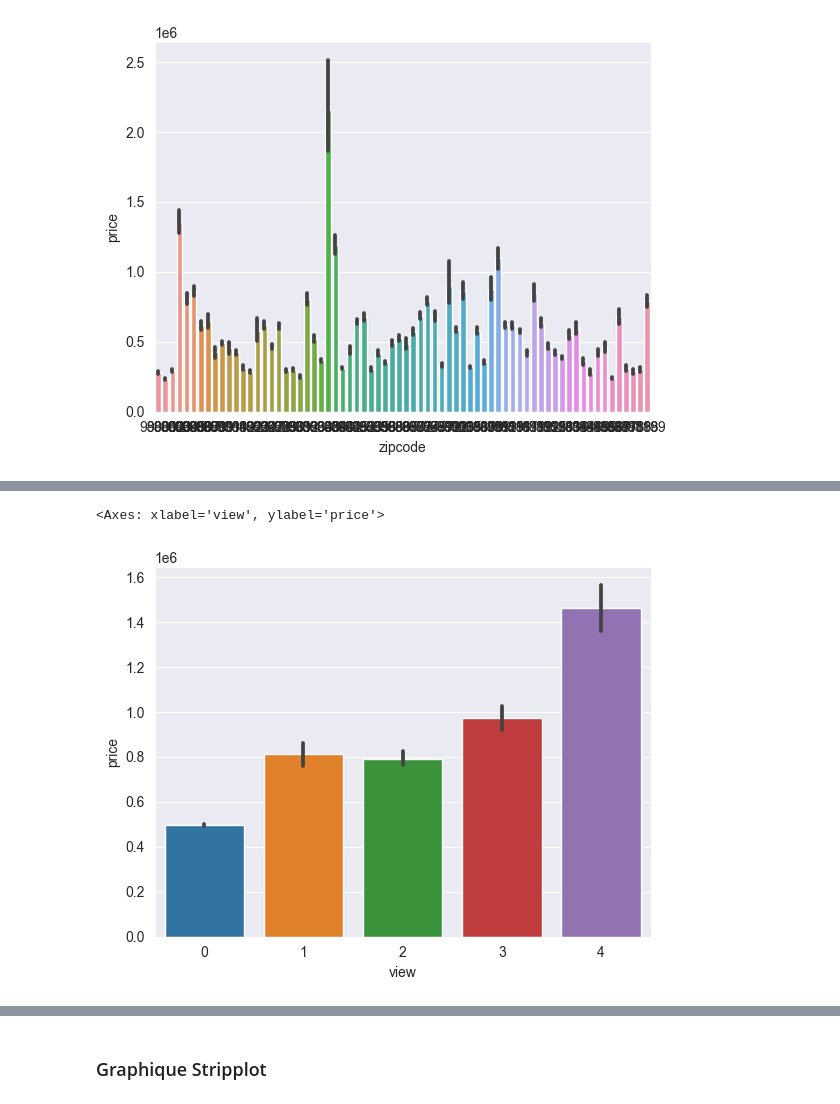
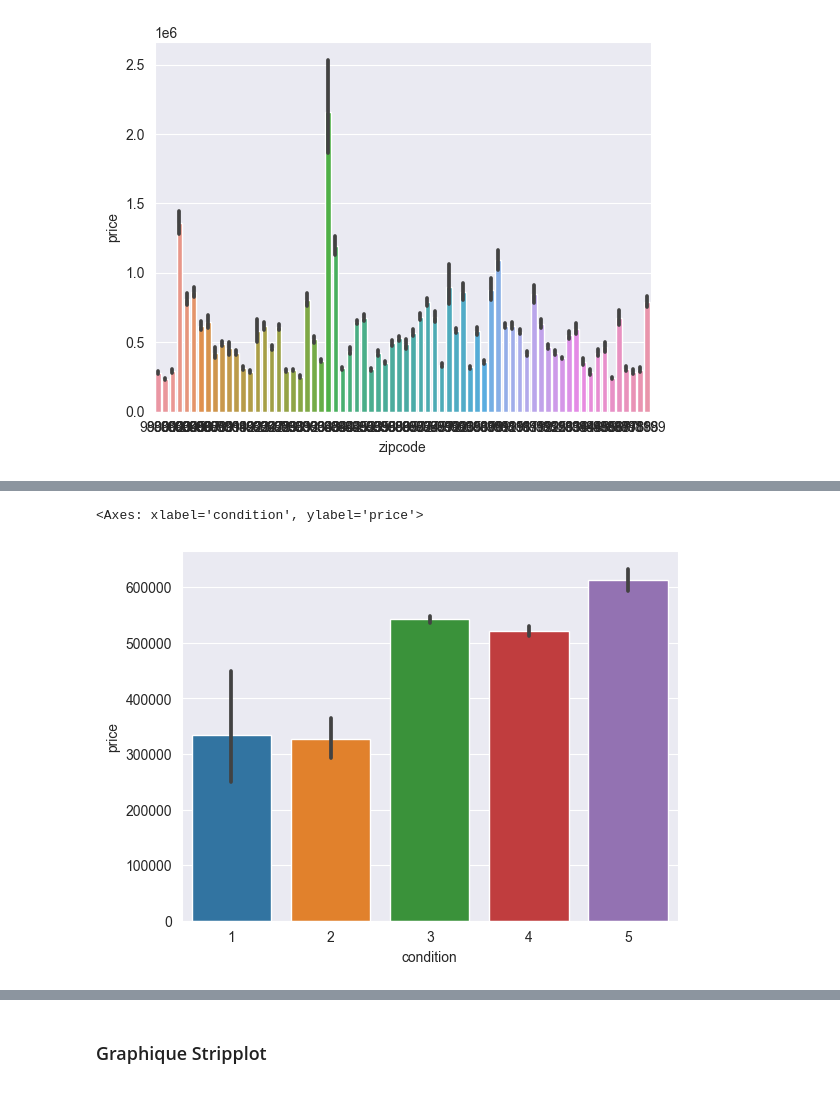
Before and after one commit to neevaiti/house_prediction_prices_app, a Jupyter notebook: components_machine_learning/read_and_clean_data.ipynb, the cells around one changed output, grey strips where cells are left out. Cells and saved outputs as stored; diff of their text form; code cells hidden in the pictures.

```diff
--- a/components_machine_learning/read_and_clean_data.ipynb
+++ b/components_machine_learning/read_and_clean_data.ipynb
@@ -82,5 +82,5 @@ sns.barplot(data=df_houses_datas_prototype, x='grade', y='price')
 # %%
-sns.barplot(data=df_houses_datas_prototype, x='view', y='price')
+sns.barplot(data=df_houses_datas_prototype, x='condition', y='price')
 # %% [output]
-<Axes: xlabel='view', ylabel='price'>
+<Axes: xlabel='condition', ylabel='price'>
-[figure, old version]
+[figure, new version]
```
Also changed, not shown: parts of 5 cells of this notebook, 4 other files.
